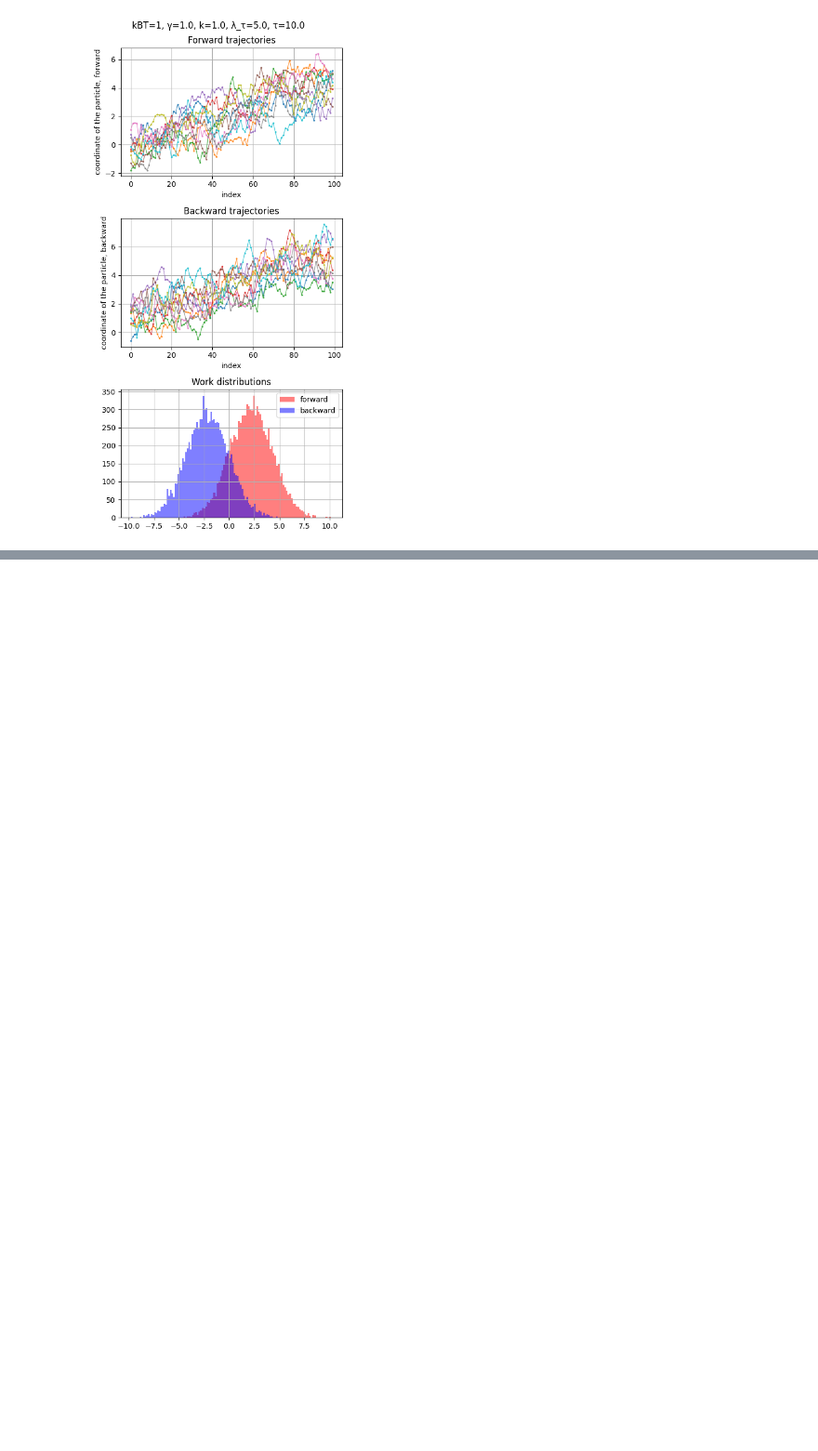
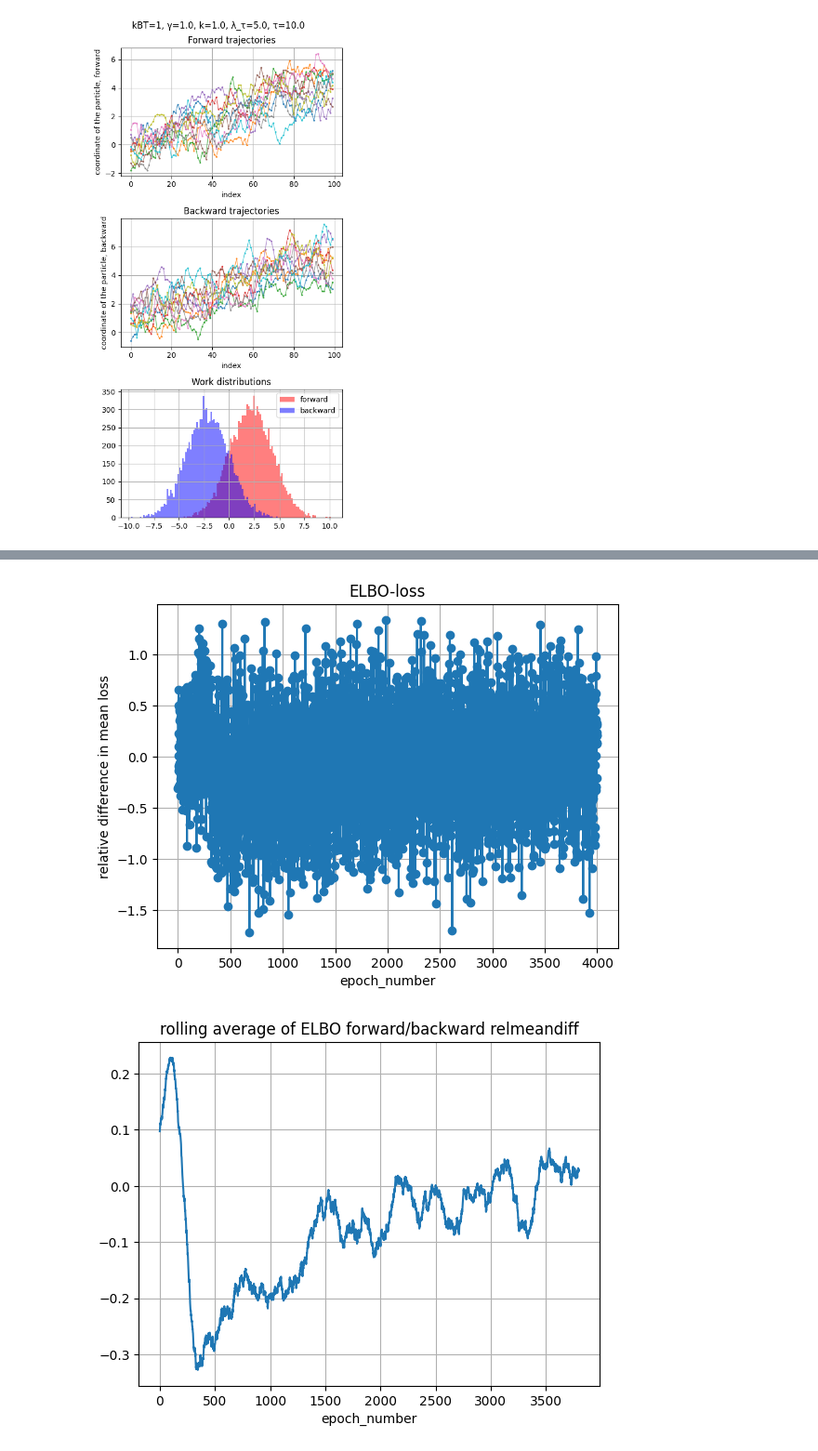
Before and after one commit to mathymess/reversibility-of-processes, a Jupyter notebook: bayesian_brownian_varinf2.ipynb, the cells around one changed output, grey strips where cells are left out. Shown at 93% size. Drawn from its saved outputs; the diff is of its cells as text; code cells hidden in the pictures; blank space fills up the shorter version.

```diff
--- a/bayesian_brownian_varinf2.ipynb
+++ b/bayesian_brownian_varinf2.ipynb
@@ -36,3 +23,14 @@ train_fb_n_times(dt, num_runs=num_runs,
                  num_epochs=4000, save_metrics_every_n_epochs=100,
                  hidden_size=6, train_test_split_ratio=0.5,
                  save_dir_prefix=save_dir_prefix)
+# %%
+l = load_learning_curves(save_dir_prefix=save_dir_prefix, num_runs=num_runs, alt_metric=None)
+l.plot_learning_curves(log_scale=False)
+l.plot_relmeandiff_vs_epoch()
+
+plt.plot(np.convolve(l.relmeandiff_all(), np.ones(200)/200, mode="valid"))
+plt.title("rolling average of ELBO forward/backward relmeandiff")
+plt.grid()
+plt.xlabel("epoch_number")
+plt.show()
+# %% [output]
@@ -39,2 +38,4 @@ train_fb_n_times(dt, num_runs=num_runs,
+[figure]
+[figure, added]
 # %%
 l = load_learning_curves(save_dir_prefix=save_dir_prefix, num_runs=num_runs, alt_metric="train_crps")
```
Also changed, not shown: parts of 10 cells of this notebook, 1 other file.
